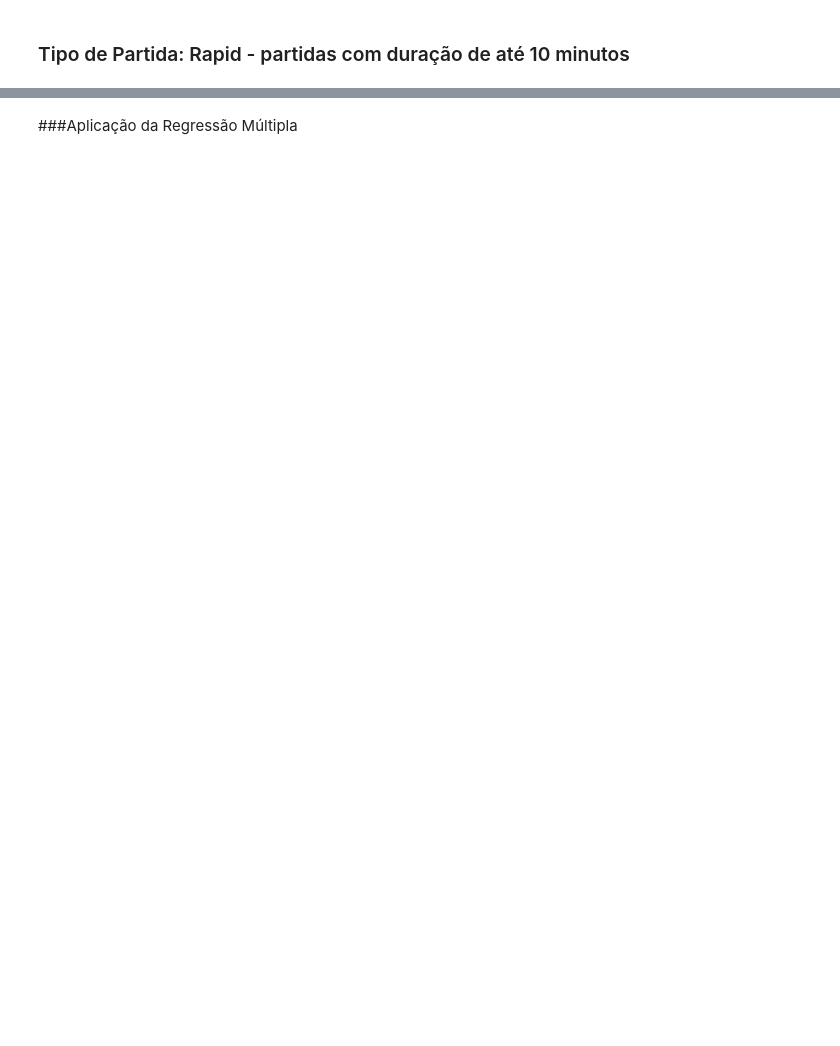
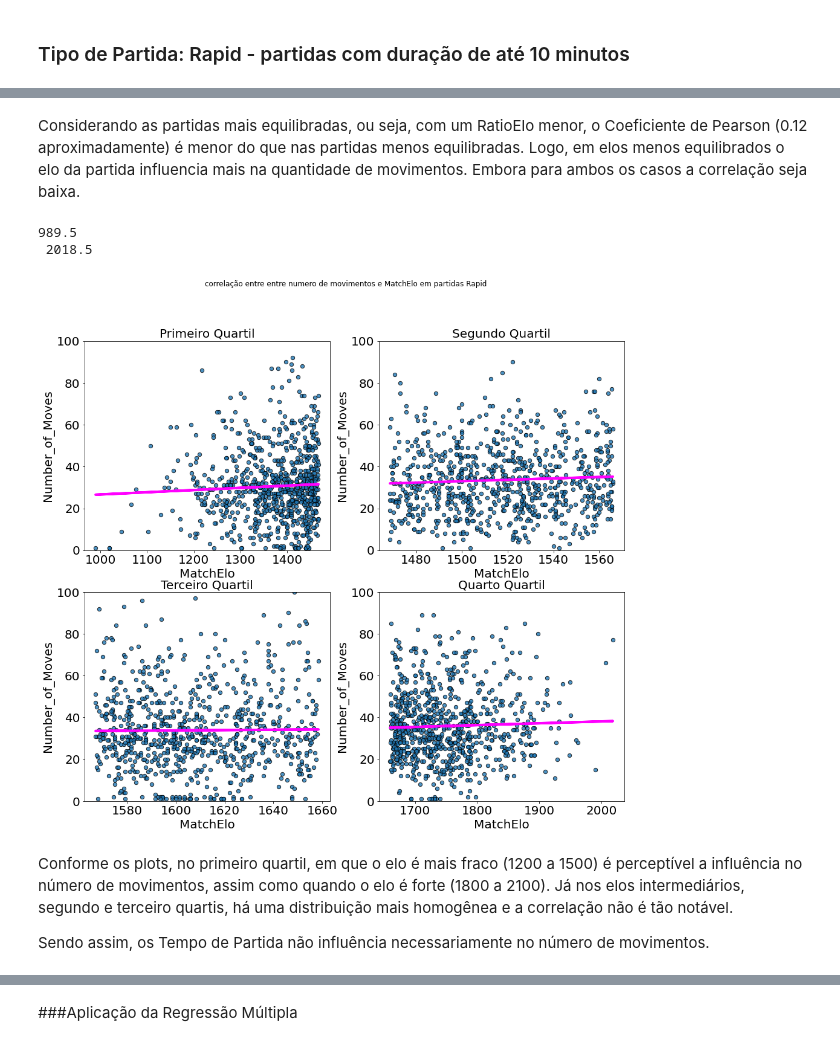
Before and after one commit to otavioml/Chess-Data-Analysis, a Jupyter notebook: Chess_Data_Analysis.ipynb, the cells around one changed output, grey strips where cells are left out. Saved outputs shown, nothing was run; the diff lists cells and outputs as text; code cells hidden in the pictures; blank space fills up the shorter version.

```diff
--- a/Chess_Data_Analysis.ipynb
+++ b/Chess_Data_Analysis.ipynb
@@ -477,4 +525,14 @@ reg_by_elo('Rapid')
+# %% [markdown]
+Considerando as partidas mais equilibradas, ou seja, com um RatioElo menor, o Coeficiente de Pearson (0.12 aproximadamente) é menor do que nas partidas menos equilibradas. Logo, em elos menos equilibrados o elo da partida influencia mais na quantidade de movimentos. Embora para ambos os casos a correlação seja baixa.
 # %%
-reglin('Rapid', "MatchElo",escala = True)
+reglin('Rapid', "MatchElo")
+# %% [output]
+989.5
+ 2018.5
+[figure, added]
+# %% [markdown]
+Conforme os plots, no primeiro quartil, em que o elo é mais fraco (1200 a 1500) é perceptível a influência no número de movimentos, assim como quando o elo é forte (1800 a 2100). Já nos elos intermediários, segundo e terceiro quartis, há uma distribuição mais homogênea e a correlação não é tão notável.
+
+Sendo assim, os Tempo de Partida não influência necessariamente no número de movimentos.
 # %%
 reglin('Rapid','RatioElo',escala = True)
```
Also changed, not shown: parts of 16 cells of this notebook.
